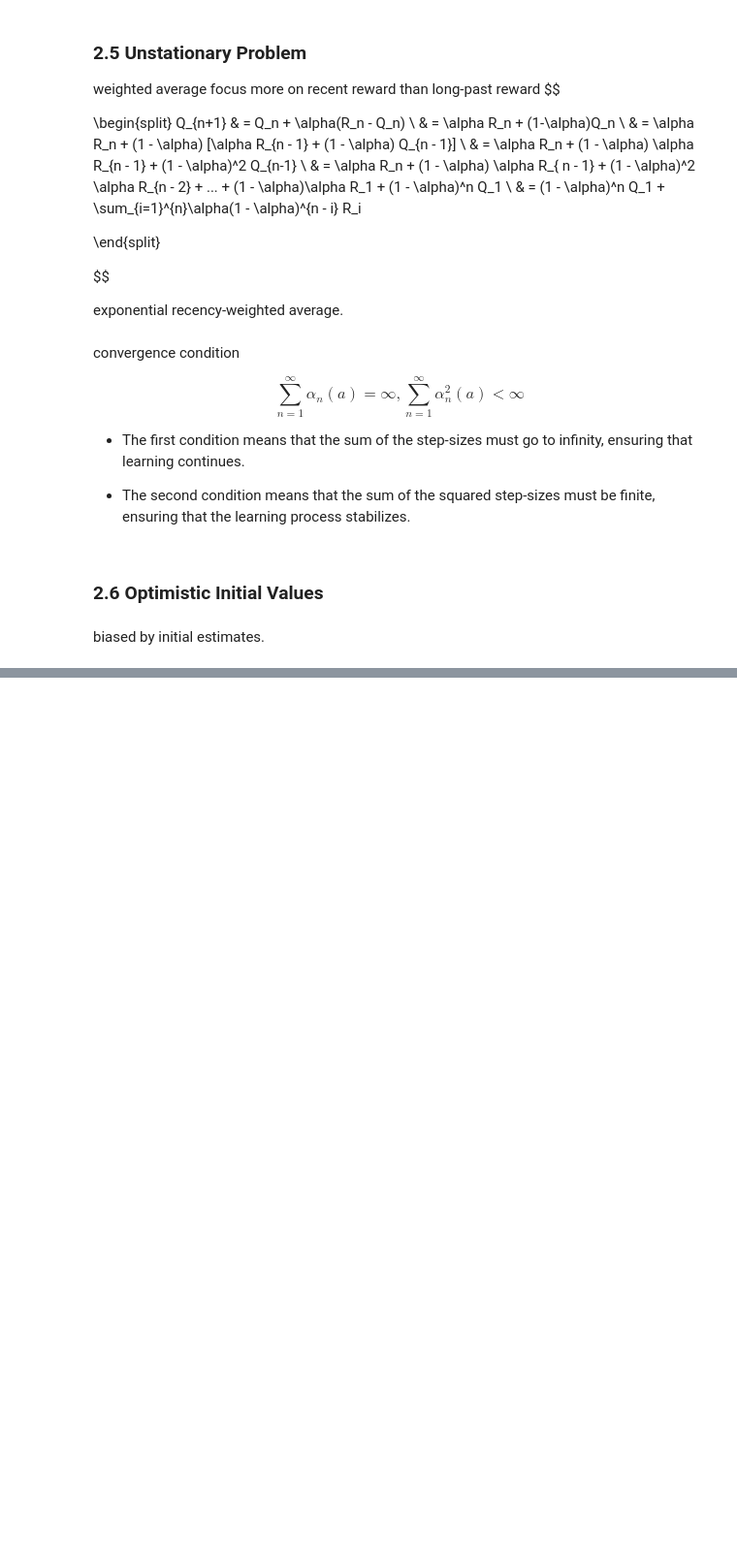
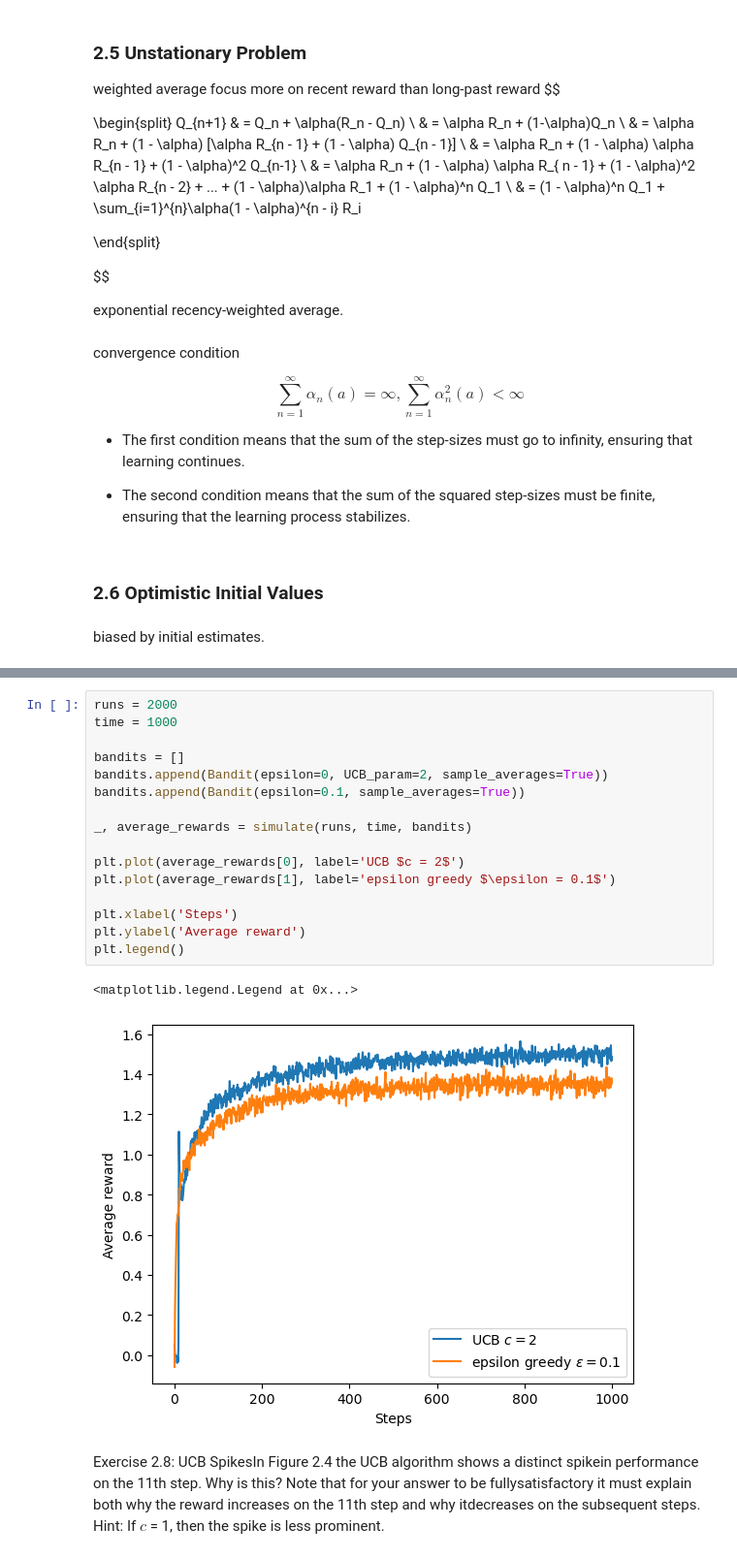
Before and after one commit to Romeo-CC/RL_2020_sutton_reading_notes, a Jupyter notebook: chapter_2.ipynb, the cells around one changed output, grey strips where cells are left out. Shown at 97% size. Drawn from its saved outputs; the diff is of its cells as text; blank space fills up the shorter version.

```diff
--- a/chapter_2.ipynb
+++ b/chapter_2.ipynb
@@ -438,0 +479,21 @@ plt.legend()
+# %%
+runs = 2000
+time = 1000
+
+bandits = []
+bandits.append(Bandit(epsilon=0, UCB_param=2, sample_averages=True))
+bandits.append(Bandit(epsilon=0.1, sample_averages=True))
+
+_, average_rewards = simulate(runs, time, bandits)
+
+plt.plot(average_rewards[0], label='UCB $c = 2$')
+plt.plot(average_rewards[1], label='epsilon greedy $\epsilon = 0.1$')
+
+plt.xlabel('Steps')
+plt.ylabel('Average reward')
+plt.legend()
+# %% [output]
+<matplotlib.legend.Legend at 0x...>
+[figure, added]
+# %% [markdown]
+Exercise 2.8: UCB SpikesIn Figure 2.4 the UCB algorithm shows a distinct spikein performance on the 11th step. Why is this? Note that for your answer to be fullysatisfactory it must explain both why the reward increases on the 11th step and why itdecreases on the subsequent steps. Hint: If $c$ = 1, then the spike is less prominent.
```
Also changed, not shown: parts of 8 cells of this notebook, 1 other file.
